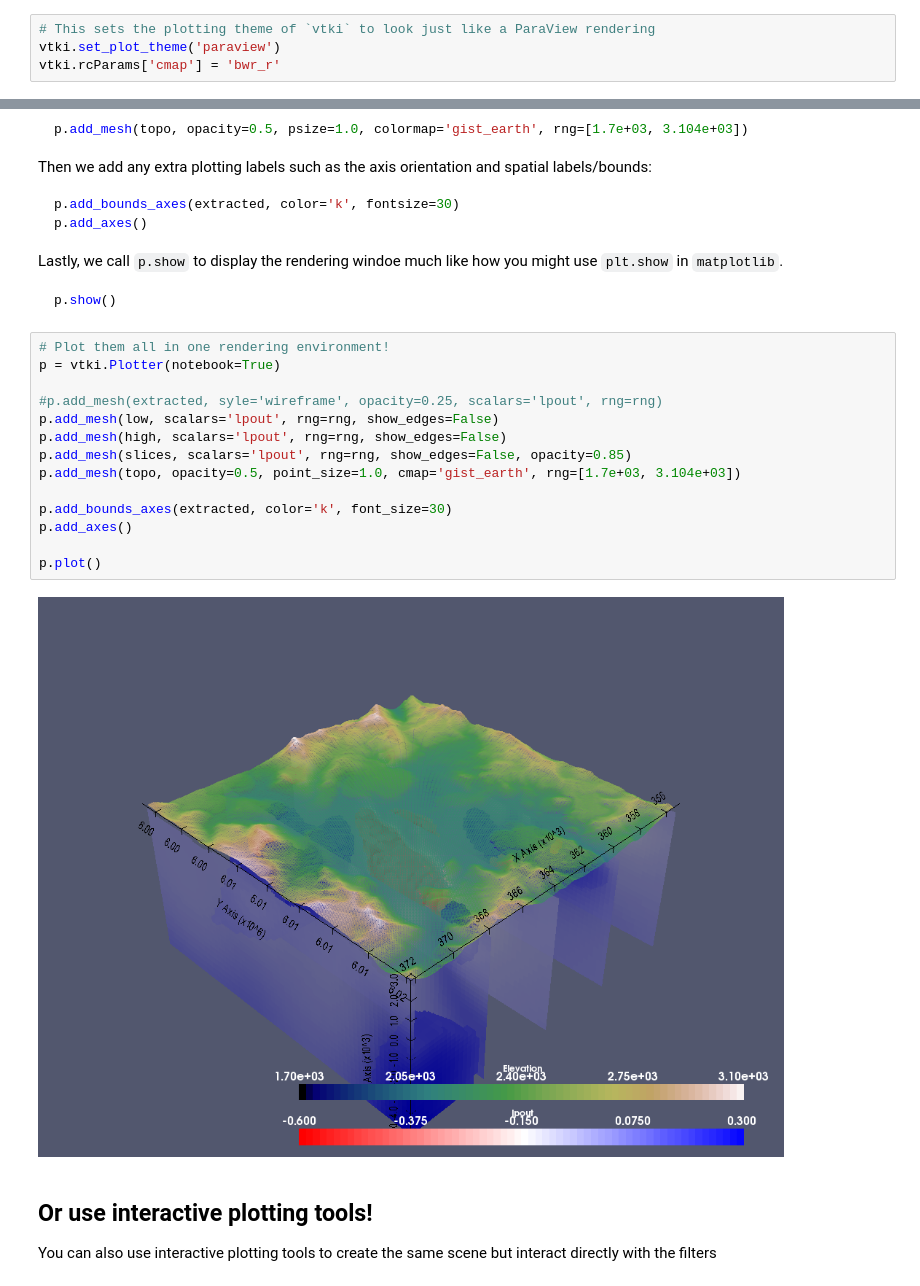
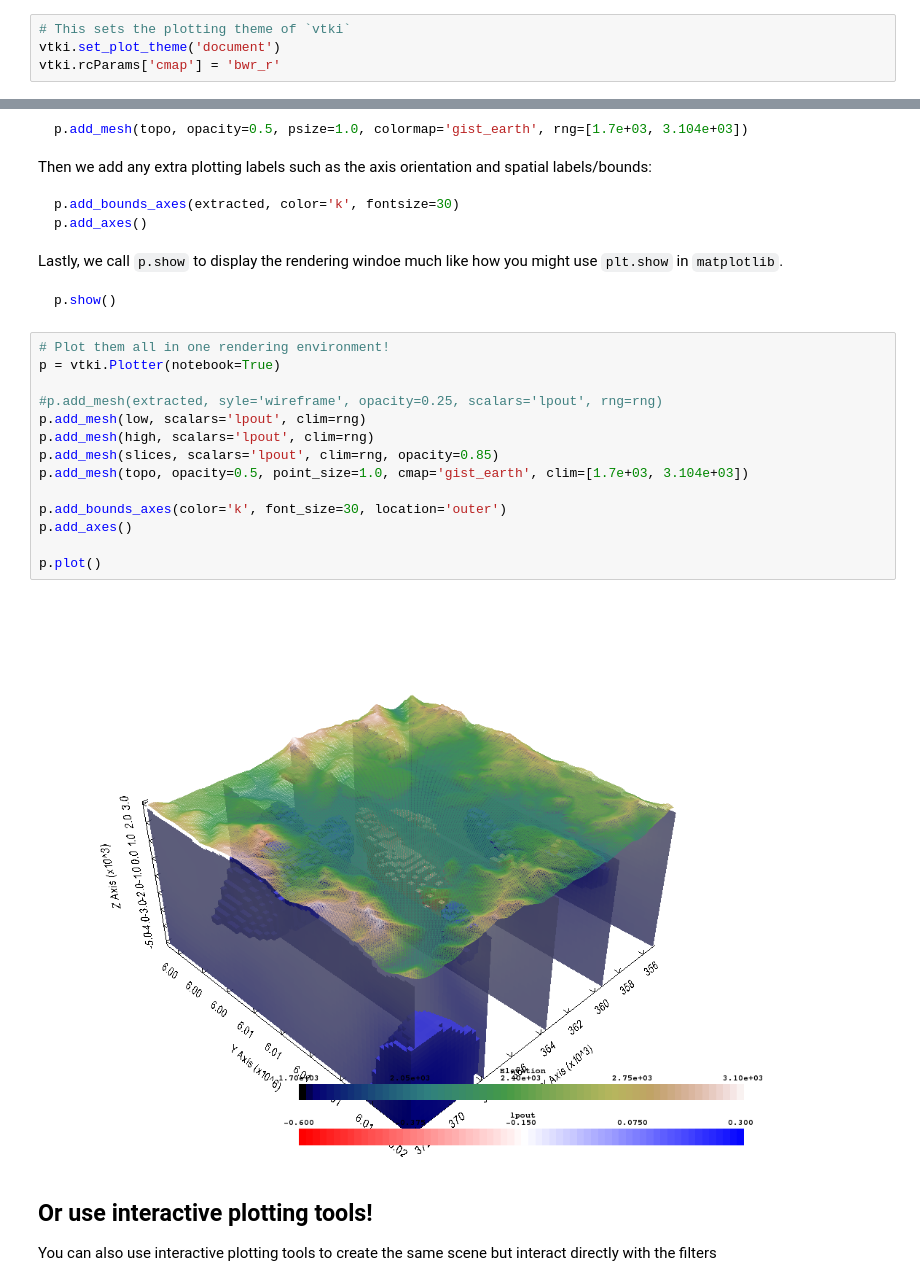
Before and after one commit to OpenGeoVis/PVGeo-Examples, a Jupyter notebook: 3.0 - Using the vtkInterface Package.ipynb, the cells around one changed output, grey strips where cells are left out. Drawn from its saved outputs; the diff is of its cells as text.

```diff
--- a/3.0 - Using the vtkInterface Package.ipynb
+++ b/3.0 - Using the vtkInterface Package.ipynb
@@ -31,8 +41,8 @@ import discretize
 from PVGeo.grids import ExtractTopography
 from PVGeo.ubc import TopoReader
 # %%
-# This sets the plotting theme of `vtki` to look just like a ParaView rendering
-vtki.set_plot_theme('paraview')
+# This sets the plotting theme of `vtki`
+vtki.set_plot_theme('document')
 vtki.rcParams['cmap'] = 'bwr_r'
 # %% [markdown]
 ## Load the Data
@@ -145,19 +155,19 @@ p.show()
 # %%
 # Plot them all in one rendering environment!
 p = vtki.Plotter(notebook=True)
 
 #p.add_mesh(extracted, syle='wireframe', opacity=0.25, scalars='lpout', rng=rng)
-p.add_mesh(low, scalars='lpout', rng=rng, show_edges=False)
-p.add_mesh(high, scalars='lpout', rng=rng, show_edges=False)
-p.add_mesh(slices, scalars='lpout', rng=rng, show_edges=False, opacity=0.85)
-p.add_mesh(topo, opacity=0.5, point_size=1.0, cmap='gist_earth', rng=[1.7e+03, 3.104e+03])
+p.add_mesh(low, scalars='lpout', clim=rng)
+p.add_mesh(high, scalars='lpout', clim=rng)
+p.add_mesh(slices, scalars='lpout', clim=rng, opacity=0.85)
+p.add_mesh(topo, opacity=0.5, point_size=1.0, cmap='gist_earth', clim=[1.7e+03, 3.104e+03])
 
-p.add_bounds_axes(extracted, color='k', font_size=30)
+p.add_bounds_axes(color='k', font_size=30, location='outer')
 p.add_axes()
 
 p.plot()
 # %% [output]
-[figure, old version]
+[figure, new version]
 # %% [markdown]
 ## Or use interactive plotting tools!
 
```
Also changed, not shown: parts of 7 cells of this notebook, 3 other files.
